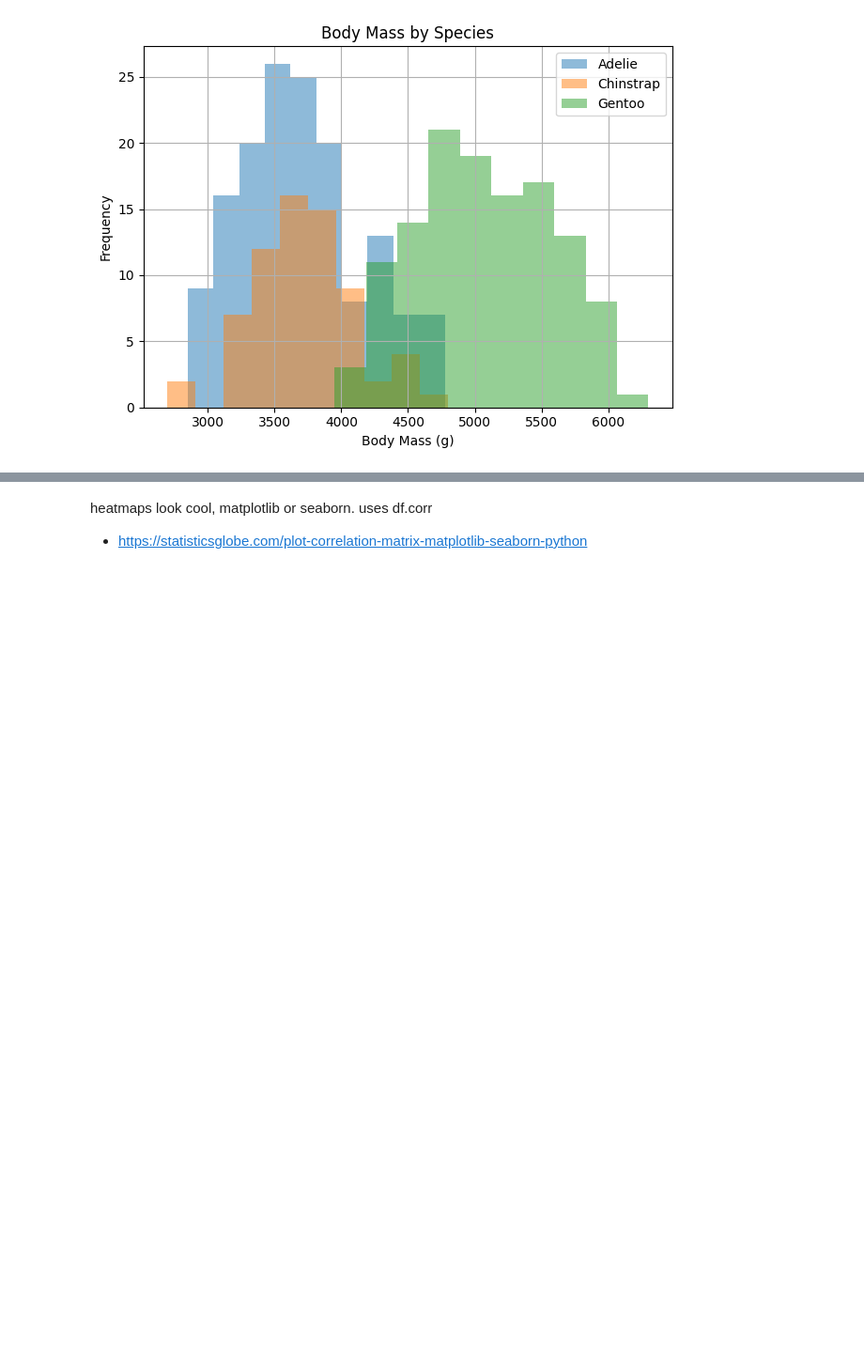
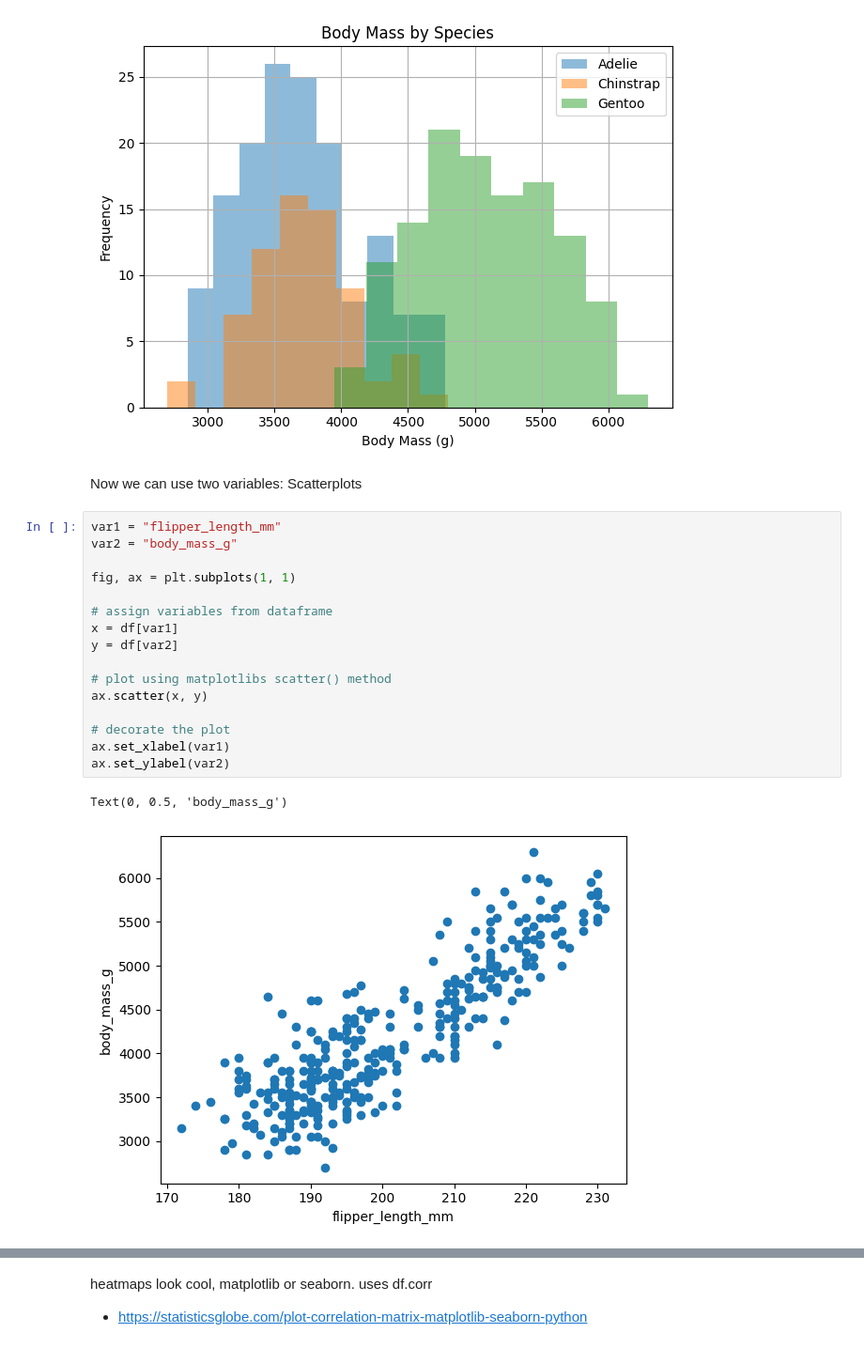
Before and after one commit to holmstead/principles_of_data_analytics, a Jupyter notebook: penguins.ipynb, the cells around one changed output, grey strips where cells are left out. Shown at 94% size. Saved outputs shown, nothing was run; the diff lists cells and outputs as text; blank space fills up the shorter version.

```diff
--- a/penguins.ipynb
+++ b/penguins.ipynb
@@ -532,3 +535,24 @@ ax.legend(body_mass_by_species.groups.keys())
 plt.tight_layout()
 # %% [output]
 [figure]
+# %% [markdown]
+Now we can use two variables: Scatterplots
+# %%
+var1 = "flipper_length_mm"
+var2 = "body_mass_g"
+
+fig, ax = plt.subplots(1, 1)
+
+# assign variables from dataframe
+x = df[var1]
+y = df[var2]
+
+# plot using matplotlibs scatter() method
+ax.scatter(x, y)
+
+# decorate the plot
+ax.set_xlabel(var1)
+ax.set_ylabel(var2)
+# %% [output]
+Text(0, 0.5, 'body_mass_g')
+[figure, added]
```
Also changed, not shown: parts of 22 cells of this notebook.
